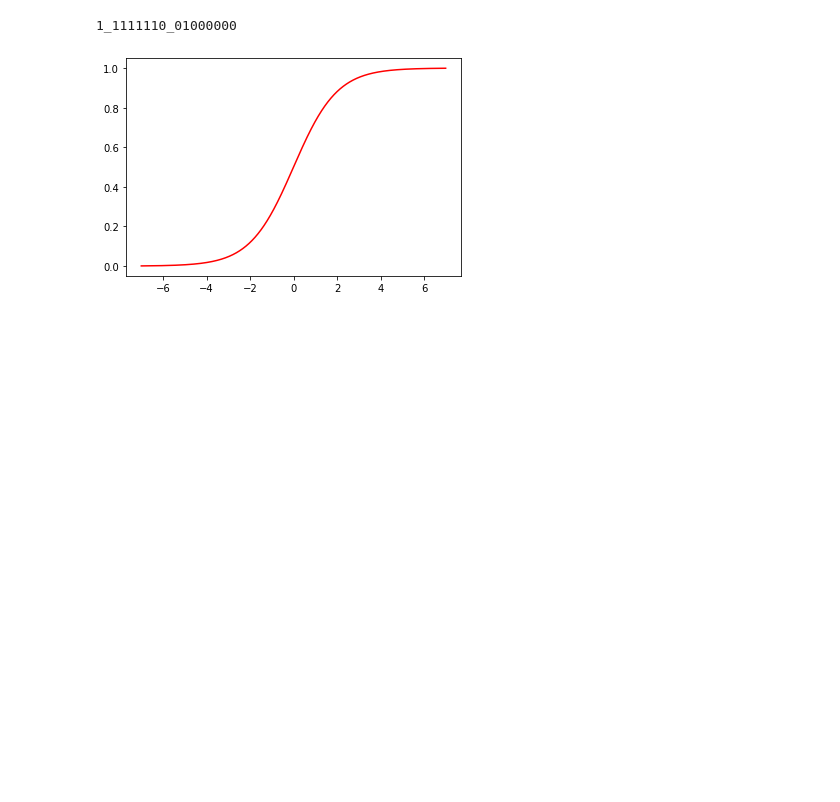
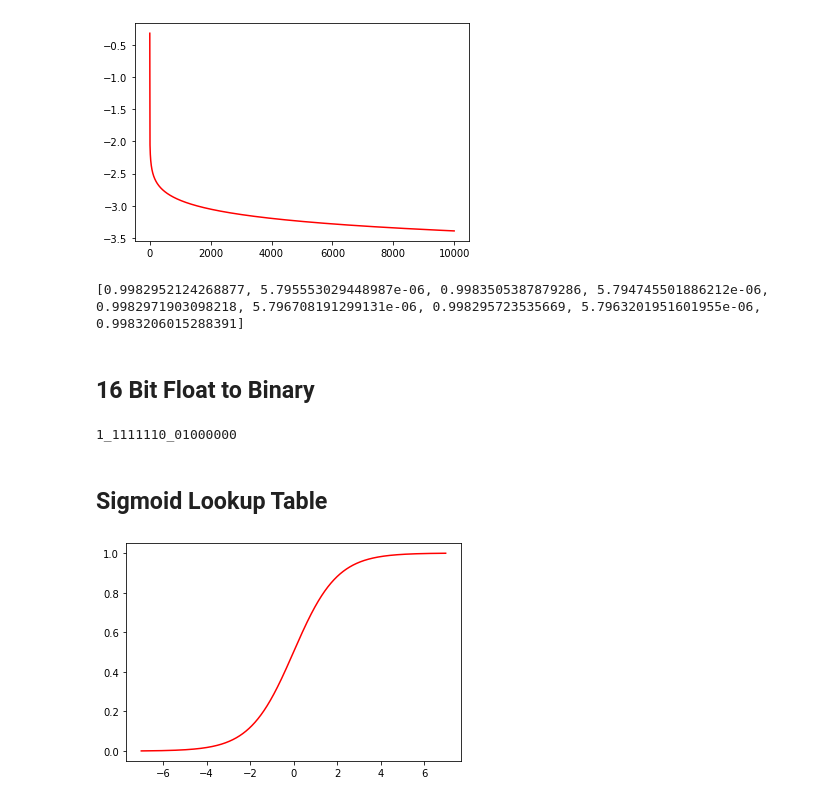
Before and after one commit to Arycast/AutoEncoder_dumbo, a Jupyter notebook: main.ipynb, the cells around one changed output. Drawn from its saved outputs; the diff is of its cells as text; code cells hidden in the pictures; blank space fills up the shorter version.

```diff
--- a/main.ipynb
+++ b/main.ipynb
@@ -10,7 +10,7 @@ def ReLu (x):
     return x
   else : return 0
 
-def gradient (x):
+def sigmoid_diff (x):
   return (1-sigmoid(x))*sigmoid(x)
 
 def ReLu_diff (x):
@@ -51,6 +51,7 @@ def foward_propagation(pixel_input,weight_input,weight_output,bias_input,bias_ou
     non_activated_output[iteration] = encoded_1_activated*weight_output[0][iteration] + encoded_2_activated*weight_output[1][iteration]+ bias_output[iteration]
     pixel_output[iteration] = sigmoid(non_activated_output[iteration])
 
+  #         a^3          z1^2      z2^2          z^3                     a1^2              a2^2
   return pixel_output,encoded_1,encoded_2,non_activated_output,encoded_1_activated,encoded_2_activated
 
 def backward_propagation(pixel_input,weight_input,weight_output,bias_input,bias_output):
@@ -63,17 +64,24 @@ def backward_propagation(pixel_input,weight_input,weight_output,bias_input,bias_
     error_middle_layer = [0.0,0.0]
     d_weight_input = [[0.0,0.0,0.0,0.0,0.0,0.0,0.0,0.0,0.0],[0.0,0.0,0.0,0.0,0.0,0.0,0.0,0.0,0.0]]
     d_bias_input = [0.0,0.0]
-    learning_rate = 1.25
+    learning_rate = 0.5
 
 
     for iteration in range (0,9):
       error_output[iteration] = -pixel_input[iteration]*(1-pixel_output[iteration])+(1-pixel_output[iteration])*pixel_output[iteration] #calculating error
       differential_error_output[iteration] = pixel_output[iteration]*(1-pixel_output[iteration]) #calculating differrential error(idk what this for)
+
       d_weight_output[0][iteration] = error_output[iteration]*encoded_1_activated #calculating output weight error 1
       d_weight_output[1][iteration] = error_output[iteration]*encoded_2_activated #calculating output weight error 2
       d_bias_output[iteration] = error_output[iteration] #calculating output bias differential
-      error_middle_layer[0] = error_middle_layer[0] + error_output[iteration]*weight_output[0][iteration]*ReLu_diff(encoded_1) #calculating middle layer error
-      error_middle_layer[1] = error_middle_layer[1] + error_output[iteration]*weight_output[1][iteration]*ReLu_diff(encoded_2) #calculating middle layer error
+
+      # error_middle_layer[0] = error_middle_layer[0] + error_output[iteration]*weight_output[0][iteration]*ReLu_diff(encoded_1) #calculating middle layer error
+      # error_middle_layer[1] = error_middle_layer[1] + error_output[iteration]*weight_output[1][iteration]*ReLu_diff(encoded_2) #calculating middle layer error
+
+      error_middle_layer[0] = error_middle_layer[0] + error_output[iteration]*weight_output[0][iteration]*differential_error_output[iteration] #calculating middle layer error
+      error_middle_layer[1] = error_middle_layer[1] + error_output[iteration]*weight_output[1][iteration]*differential_error_output[iteration] #calculating middle layer error
+
+
       d_weight_input[0][iteration] = error_middle_layer[0]*pixel_input[iteration] #calculating weight input differential
       d_weight_input[1][iteration] = error_middle_layer[1]*pixel_input[iteration] #calculating weight input differential
       d_bias_input[0] = error_middle_layer[0]
@@ -103,36 +111,41 @@ def cross_entropy_error(data_in,data_out): #cross entropy for measurement
   accumulator = -(accumulator/9)
   return accumulator
 
 #main section
 
 training_number = 10000
 error_history =[]
 temporary_error_history = 0
 x_scale = []
 
 
 #declaration and initial
 #pixel_input,weight_input,weight_output,bias_input,bias_output
 pixel_input = [1,0,1,0,1,0,1,0,1]
 pixel_output = [0,0,0,0,0,0,0,0,0]
 weight_input = [[1.3725,0.2184,1.1919,-0.3476,1.9446,0.0867,1.4450,-0.0088,1.3885],[0.8603,1.6803,0.4377,2.2810,-1.0389,2.0551,0.1210,1.7158,0.1502]]
 weight_output = [[0.3910,0.0356,0.5649,0.2035,0.3206,0.3766,0.1841,0.1040,0.4549],[0.1959,0.3785,0.9305,0.7602,0.7708,0.5967,0.7916,0.8103,0.9806]]
 bias_input = [-0.5,-0.5]
 bias_output =  [-0.5,-0.5,-0.5,-0.5,-0.5,-0.5,-0.5,-0.5,-0.5]
 
 for training in range(0,training_number):
   weight_output,weight_input,bias_input,bias_output,pixel_output,test = backward_propagation(pixel_input,weight_input,weight_output,bias_input,bias_output)
   temporary_error_history = cross_entropy_error(pixel_input,pixel_output)
   error_history.append(math.log(temporary_error_history,10))
   x_scale.append(training)
 
 
 plt.plot(x_scale,error_history, color="red")
 plt.show()
 plt.close()
-#print(pixel_output)
-#print(weight_input)
-#print(test)
+print(pixel_output)
+# print(weight_input)
+# print(test)
+# %% [output]
+[figure, added]
+[0.9982952124268877, 5.795553029448987e-06, 0.9983505387879286, 5.794745501886212e-06, 0.9982971903098218, 5.796708191299131e-06, 0.998295723535669, 5.7963201951601955e-06, 0.9983206015288391]
+# %% [markdown]
+## 16 Bit Float to Binary
 # %%
 # 0_0000000_00000000 (sign_exp_fraction)
 # Converting floating point to 16-bit representation
@@ -216,6 +229,8 @@ def float16_to_bin(num):
 print(float16_to_bin(-1.75)[0])#, float16_to_bin(0.0625)[1])
 # %% [output]
 1_1111110_01000000
+# %% [markdown]
+## Sigmoid Lookup Table
 # %%
 import math
 import matplotlib.pyplot as plt
```
Also changed, not shown: parts of 2 cells of this notebook.
